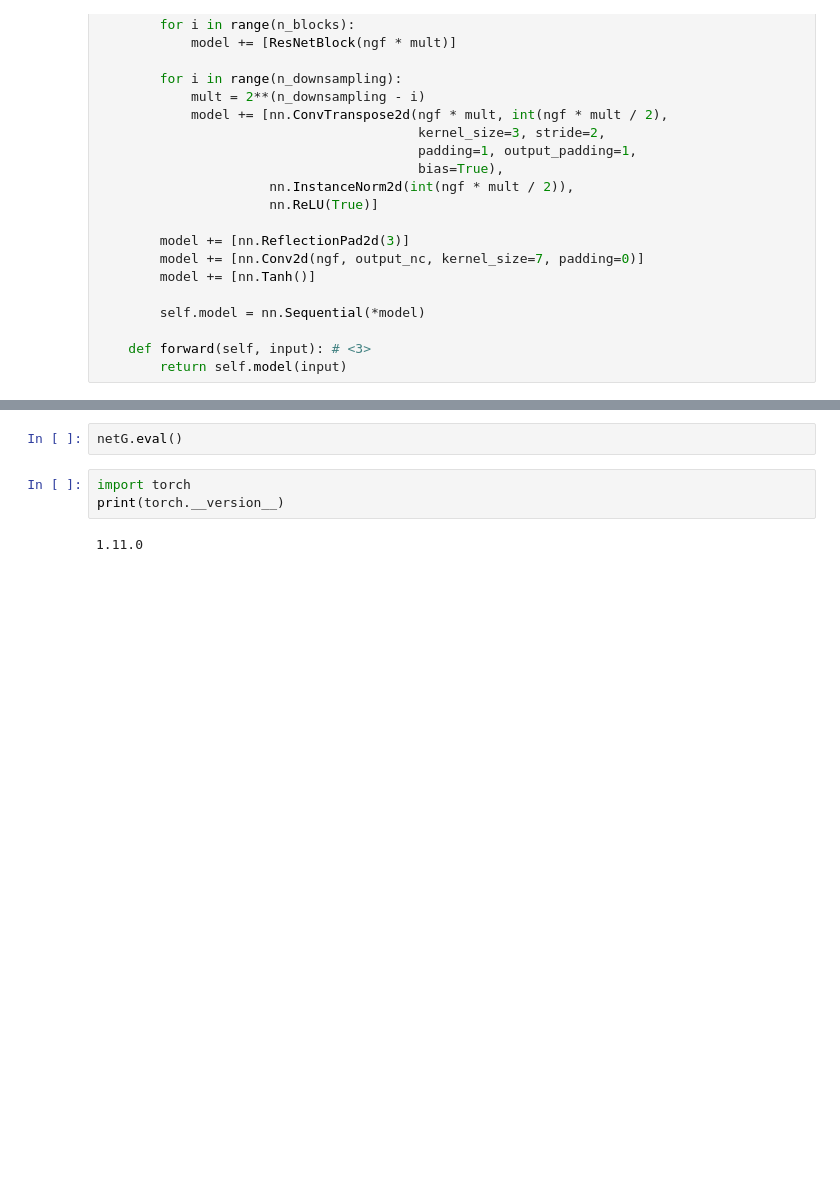
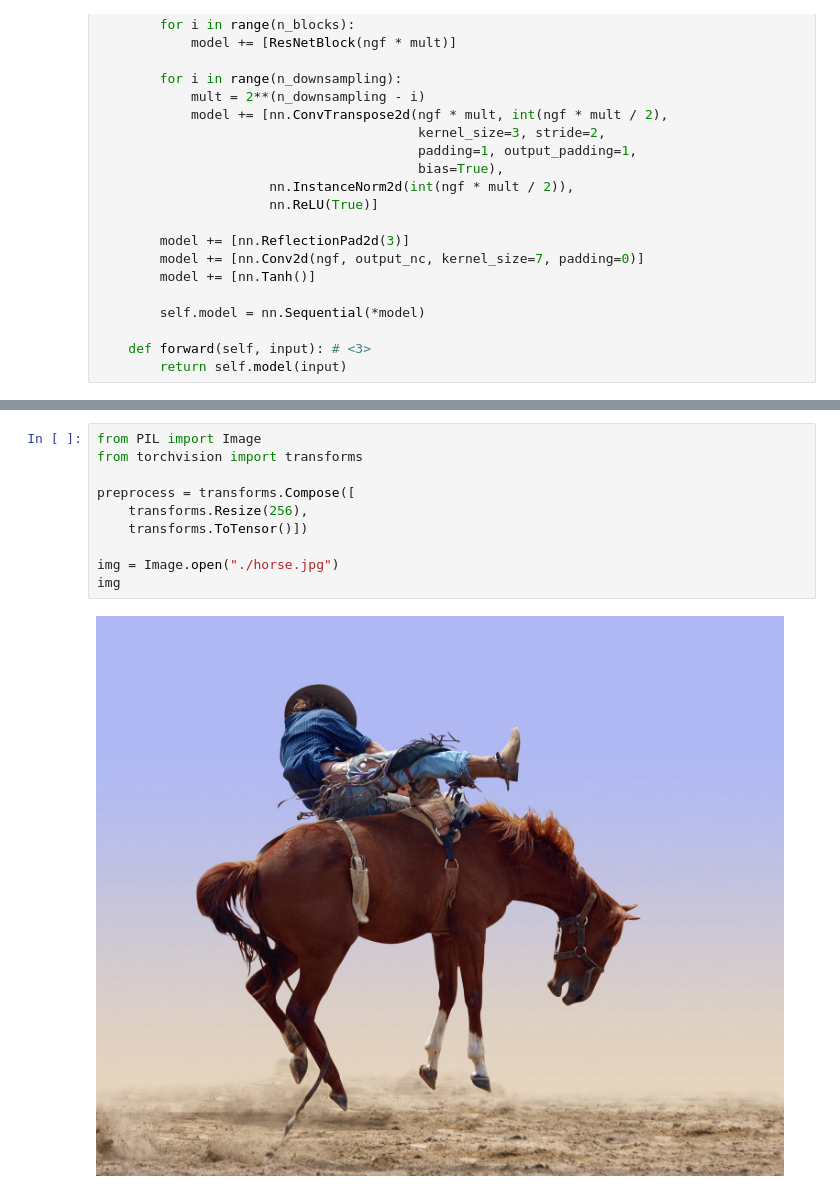
Before and after one commit to choidj/Data-Science, a Jupyter notebook: Part1/Chapter2/chapter2.ipynb, the cells around one changed output, grey strips where cells are left out. Saved outputs shown, nothing was run; the diff lists cells and outputs as text; blank space fills up the shorter version.

```diff
--- a/Part1/Chapter2/chapter2.ipynb
+++ b/Part1/Chapter2/chapter2.ipynb
@@ -266,7 +284,12 @@ netG.load_state_dict(model_data)
-# %%
-netG.eval()
-# %%
-import torch
-print(torch.__version__)
-# %% [output]
-1.11.0
+# %%
+from PIL import Image
+from torchvision import transforms
+
+preprocess = transforms.Compose([
+    transforms.Resize(256),
+    transforms.ToTensor()])
+
+img = Image.open("./horse.jpg")
+img
+# %% [output]
+[figure, added]
```
Also changed, not shown: parts of 11 cells of this notebook, 5 other files.
